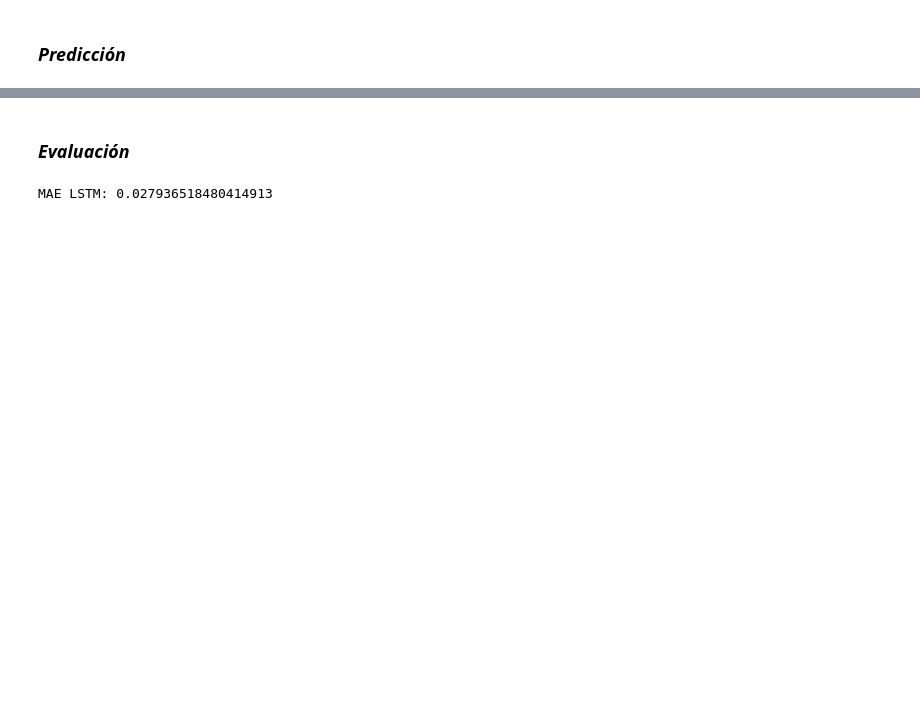
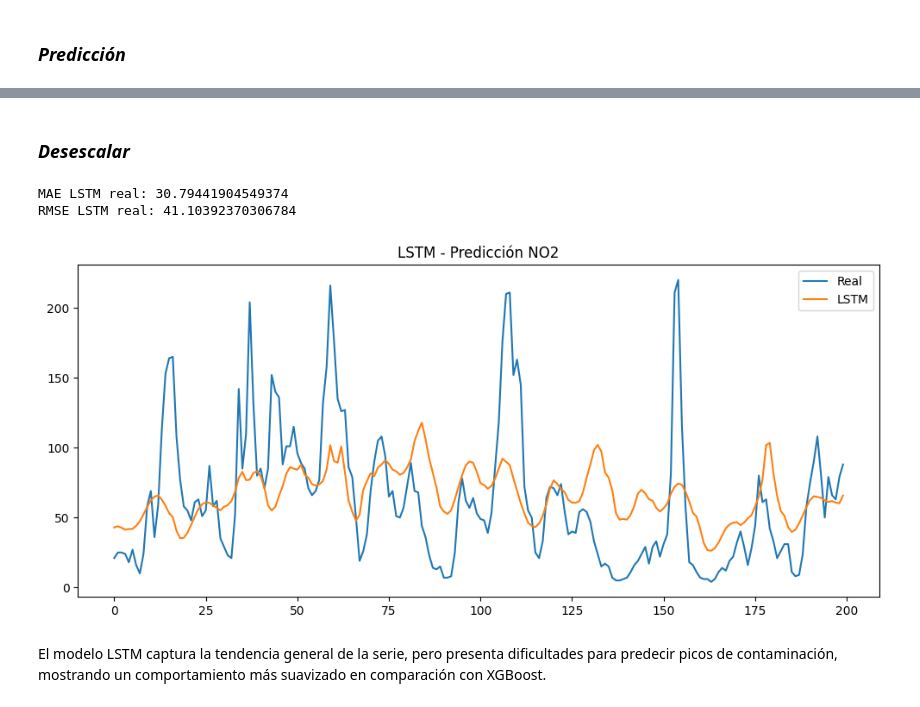
Before and after one commit to GuillenteN/Air-Quality-AI-Predictor, a Jupyter notebook: notebooks/proyecto.ipynb, the cells around one changed output, grey strips where cells are left out. Saved outputs shown, nothing was run; the diff lists cells and outputs as text; code cells hidden in the pictures; blank space fills up the shorter version.

```diff
--- a/notebooks/proyecto.ipynb
+++ b/notebooks/proyecto.ipynb
@@ -360,10 +351,13 @@ shap.plots.beeswarm(shap_values)
 # %% [markdown]
 ### ***Escalar datos***
 # %%
-scaler = MinMaxScaler()
+from sklearn.preprocessing import MinMaxScaler
 
-X_scaled = scaler.fit_transform(df[features])
-y_scaled = scaler.fit_transform(df[["target"]])
+scaler_X = MinMaxScaler()
+scaler_y = MinMaxScaler()
+
+X_scaled = scaler_X.fit_transform(df[features])
+y_scaled = scaler_y.fit_transform(df[["target"]])
 # %% [markdown]
 ### ***Creación de secuencias***
 # %%
@@ -390,4 +384,14 @@ model = Sequential([
     LSTM(50),
     Dense(1)
 ])
+
+model.compile(optimizer="adam", loss="mse")
+
+history = model.fit(
+    X_train, y_train,
+    epochs=10,
+    batch_size=32,
+    validation_data=(X_test, y_test),
+    verbose=1
+)
 # %% [output]
@@ -401,7 +424,25 @@ y_pred_lstm = model.predict(X_test)
-# %% [markdown]
-### ***Evaluación***
-# %%
-mae_lstm = mean_absolute_error(y_test, y_pred_lstm)
-print("MAE LSTM:", mae_lstm)
-# %% [output]
-MAE LSTM: 0.027936518480414913
+# %% [markdown]
+### ***Desescalar***
+# %%
+y_test_real = scaler_y.inverse_transform(y_test)
+y_pred_real = scaler_y.inverse_transform(y_pred_lstm)
+# %%
+mae_lstm = mean_absolute_error(y_test_real, y_pred_real)
+rmse_lstm = np.sqrt(mean_squared_error(y_test_real, y_pred_real))
+
+print("MAE LSTM real:", mae_lstm)
+print("RMSE LSTM real:", rmse_lstm)
+# %% [output]
+MAE LSTM real: 30.79441904549374
+RMSE LSTM real: 41.10392370306784
+# %%
+plt.figure(figsize=(12,5))
+plt.plot(y_test_real[:200], label="Real")
+plt.plot(y_pred_real[:200], label="LSTM")
+plt.legend()
+plt.title("LSTM - Predicción NO2")
+plt.show()
+# %% [output]
+[figure, added]
+# %% [markdown]
+El modelo LSTM captura la tendencia general de la serie, pero presenta dificultades para predecir picos de contaminación, mostrando un comportamiento más suavizado en comparación con XGBoost.
```
Also changed, not shown: parts of 7 cells of this notebook, 1 other file.
